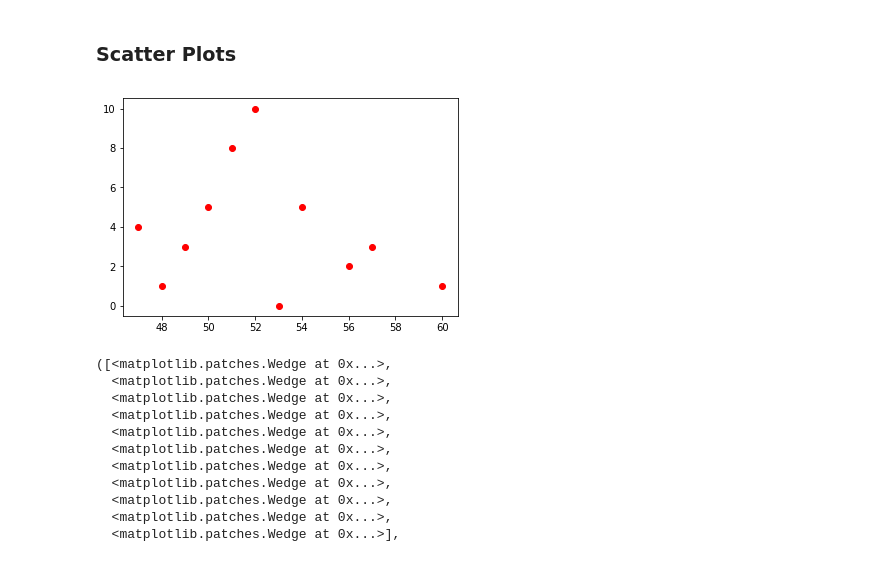
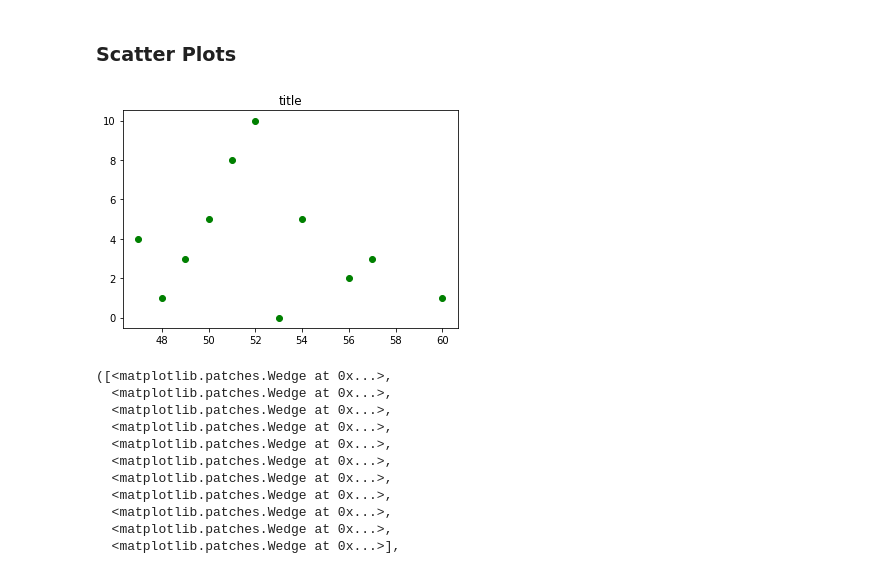
Before and after one commit to jc7qx/pylearning, a Jupyter notebook: matplotlib.ipynb, the cells around one changed output. Cells and saved outputs as stored; diff of their text form; code cells hidden in the pictures.

```diff
--- a/matplotlib.ipynb
+++ b/matplotlib.ipynb
@@ -236,10 +236,12 @@ plt.show()
 # %% [markdown]
 ### Scatter Plots
 # %%
-plt.scatter(salary,frequency, c='red')
+plt.scatter(salary,frequency, c='green')
+plt.title("title")
+
 plt.show()
 # %% [output]
-[figure, old version]
+[figure, new version]
 # %%
 frepie = [x/sum(frequency)*100 for x in frequency]
 labels =[str(x) for x in salary]
```
Also changed, not shown: parts of 15 cells of this notebook, 11 other files.
